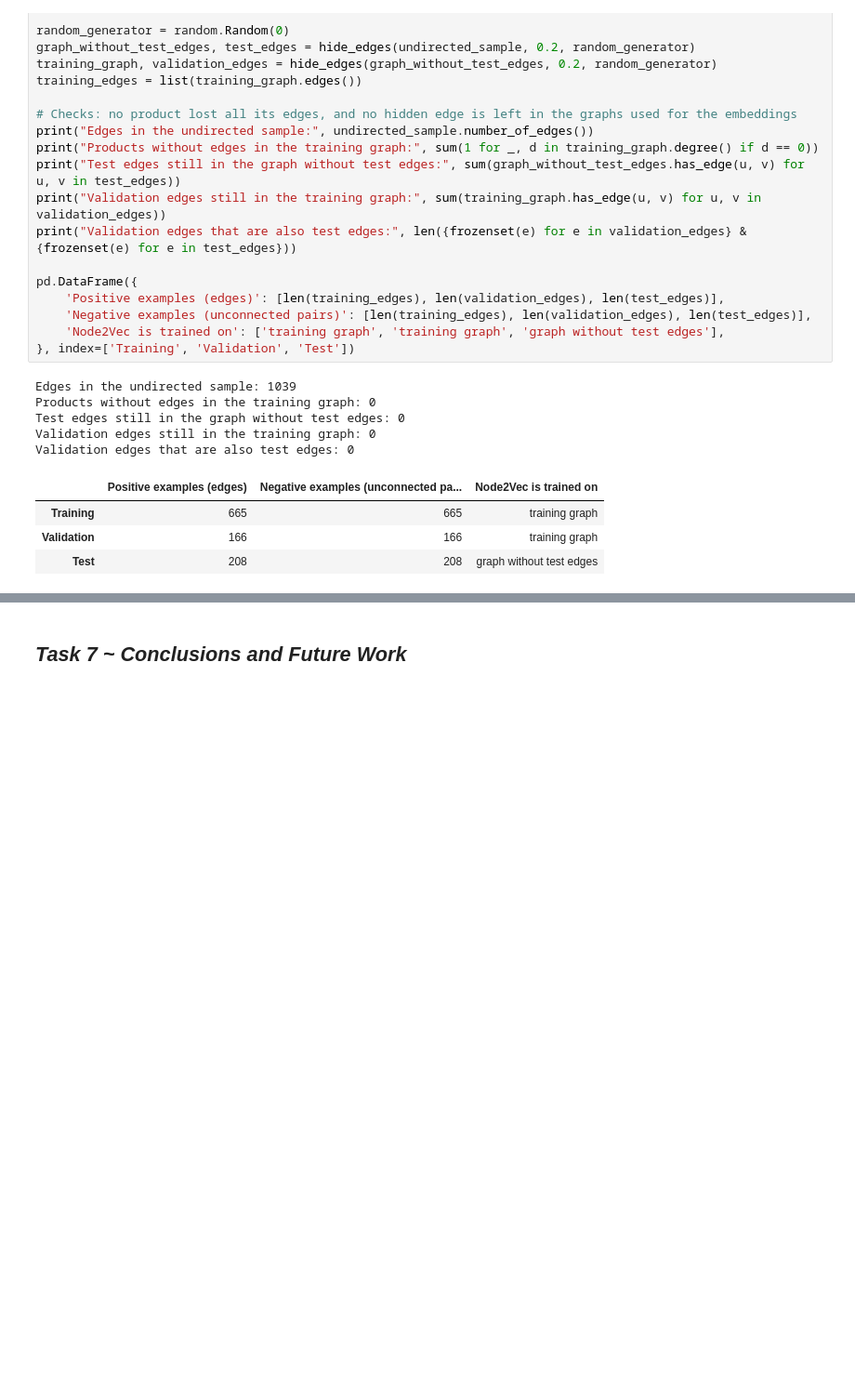
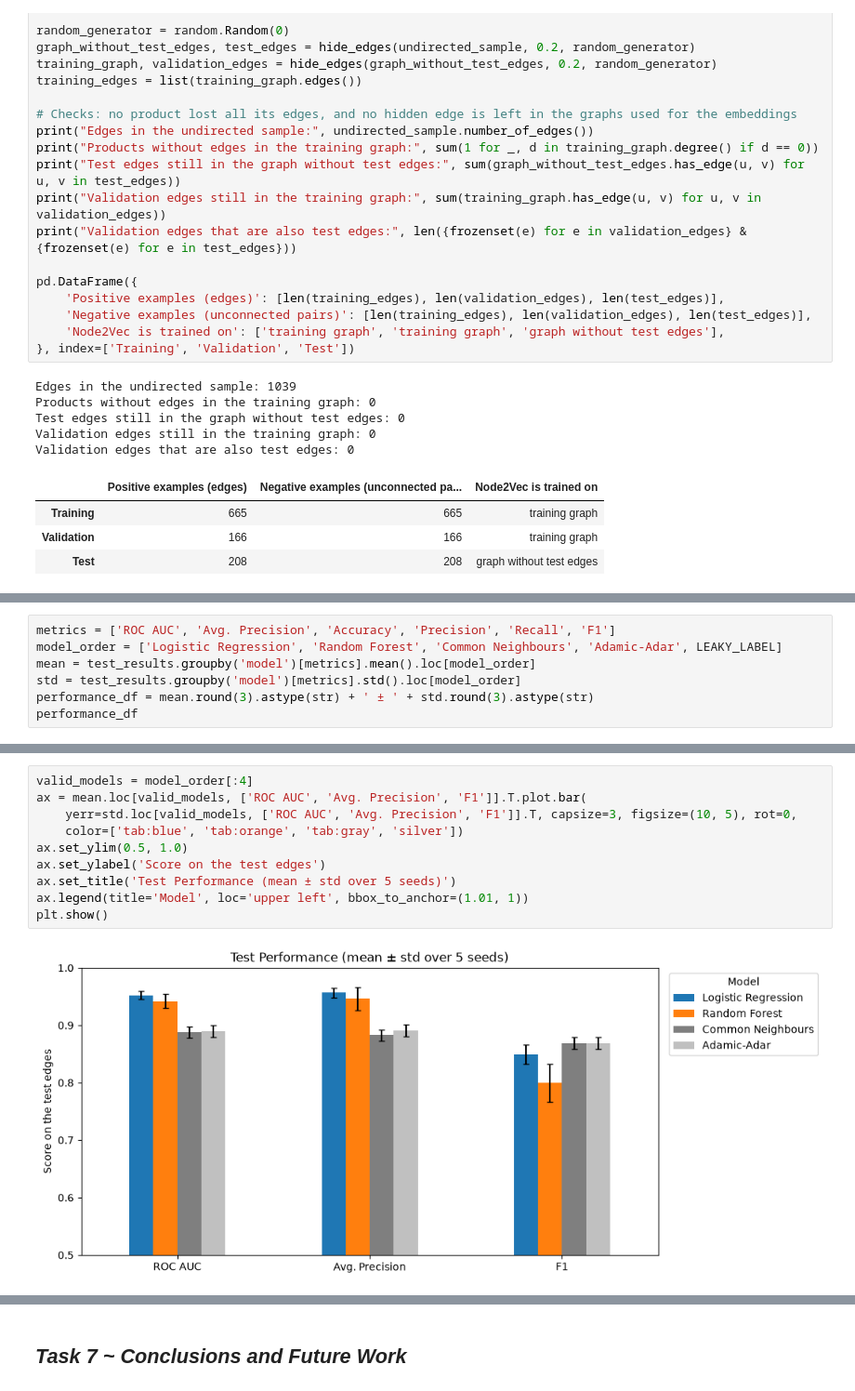
Before and after one commit to gmzonder/Enhancing-Amazon-Recommendation-With-Graph, a Jupyter notebook: Enhancing Amazon Recommendation with Graph DM.ipynb, the cells around one changed output, grey strips where cells are left out. Shown at 93% size. Cells and saved outputs as stored; diff of their text form; blank space fills up the shorter version.

```diff
--- a/Enhancing Amazon Recommendation with Graph DM.ipynb
+++ b/Enhancing Amazon Recommendation with Graph DM.ipynb
@@ -880,0 +961,7 @@ The random forest model is chosen as the final model for predicting co-purchases
+# %%
+metrics = ['ROC AUC', 'Avg. Precision', 'Accuracy', 'Precision', 'Recall', 'F1']
+model_order = ['Logistic Regression', 'Random Forest', 'Common Neighbours', 'Adamic-Adar', LEAKY_LABEL]
+mean = test_results.groupby('model')[metrics].mean().loc[model_order]
+std = test_results.groupby('model')[metrics].std().loc[model_order]
+performance_df = mean.round(3).astype(str) + ' ± ' + std.round(3).astype(str)
+performance_df
@@ -880,0 +976,12 @@ The random forest model is chosen as the final model for predicting co-purchases
+# %%
+valid_models = model_order[:4]
+ax = mean.loc[valid_models, ['ROC AUC', 'Avg. Precision', 'F1']].T.plot.bar(
+    yerr=std.loc[valid_models, ['ROC AUC', 'Avg. Precision', 'F1']].T, capsize=3, figsize=(10, 5), rot=0,
+    color=['tab:blue', 'tab:orange', 'tab:gray', 'silver'])
+ax.set_ylim(0.5, 1.0)
+ax.set_ylabel('Score on the test edges')
+ax.set_title('Test Performance (mean ± std over 5 seeds)')
+ax.legend(title='Model', loc='upper left', bbox_to_anchor=(1.01, 1))
+plt.show()
+# %% [output]
+[figure, added]
```
Also changed, not shown: parts of 37 cells of this notebook, 1 other file.
